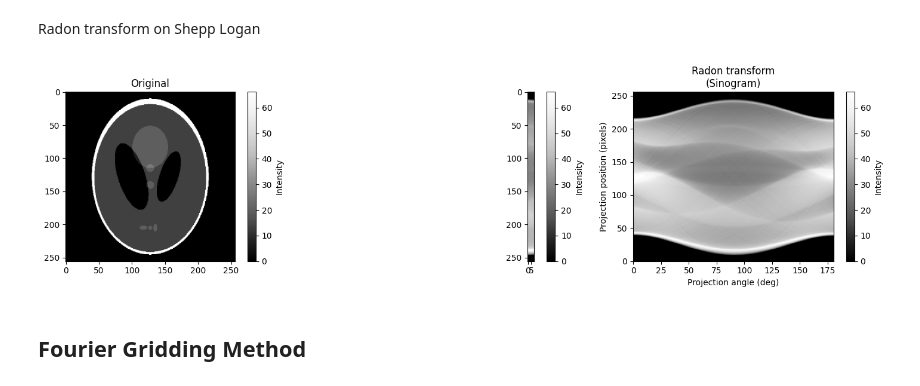
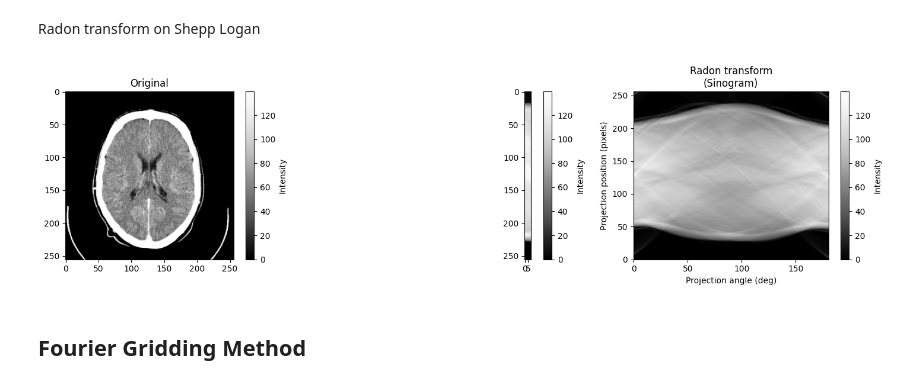
Before and after one commit to GivralNguyen/Python-Medical-Analytical-Tomographic-Image-Reconstruction, a Jupyter notebook: tutorial.ipynb, the cells around one changed output. Drawn from its saved outputs; the diff is of its cells as text; code cells hidden in the pictures.

```diff
--- a/tutorial.ipynb
+++ b/tutorial.ipynb
@@ -53,40 +53,40 @@ Radon transform on Shepp Logan
 # %%
 # Generate Phantom
 # phantom = DataGenerator.generate_disk(size, radius, center)
-phantom = DataGenerator.load_shepp_logan_phantom()
-# phantom = DataGenerator.load_image('data/brain.png')
+# phantom = DataGenerator.load_shepp_logan_phantom()
+phantom = DataGenerator.load_image('data/brain.png')
 # Plot
 fig, (ax1, ax2, ax3) = plt.subplots(1, 3, figsize=(15, 4))
 ax1.set_title("Original")
 ax1.imshow(phantom, cmap=plt.cm.Greys_r)
 
 # Generate a sinogram
 center_phantom, padded_phantom =  padding_radon(phantom)
 sinogram = radon(center_phantom, padded_phantom, theta=np.arange(0,180))
 dx, dy = 0.5 * 180.0 / max(phantom.shape), 0.5 / sinogram.shape[0] # spacing
 
 # Slice of sinogram according to angle
 first_angle_slice = 90
 last_angle_slice = 100
 cax = ax2.imshow(sinogram[:, first_angle_slice:last_angle_slice], cmap=plt.cm.Greys_r)
 # Whole sinogram
 cax = ax3.imshow(sinogram, cmap=plt.cm.Greys_r,
                  extent=(-dx, 180.0 + dx, -dy, sinogram.shape[0] + dy),
                  aspect='auto')
 # Add color bar
 ax3.set_title("Radon transform\n(Sinogram)")
 ax3.set_xlabel("Projection angle (deg)")
 ax3.set_ylabel("Projection position (pixels)")
 cbar = plt.colorbar(cax, ax=ax1)
 cbar.set_label('Intensity')
 cbar1 = plt.colorbar(cax, ax=ax2)
 cbar1.set_label('Intensity')
 cbar2 = plt.colorbar(cax, ax=ax3)
 cbar2.set_label('Intensity')
 fig.tight_layout()
 plt.show()
 # %% [output]
-[figure, old version]
+[figure, new version]
 # %% [markdown]
 ## Fourier Gridding Method
 # %% [markdown]
```
Also changed, not shown: parts of 9 cells of this notebook, 1 other file.
